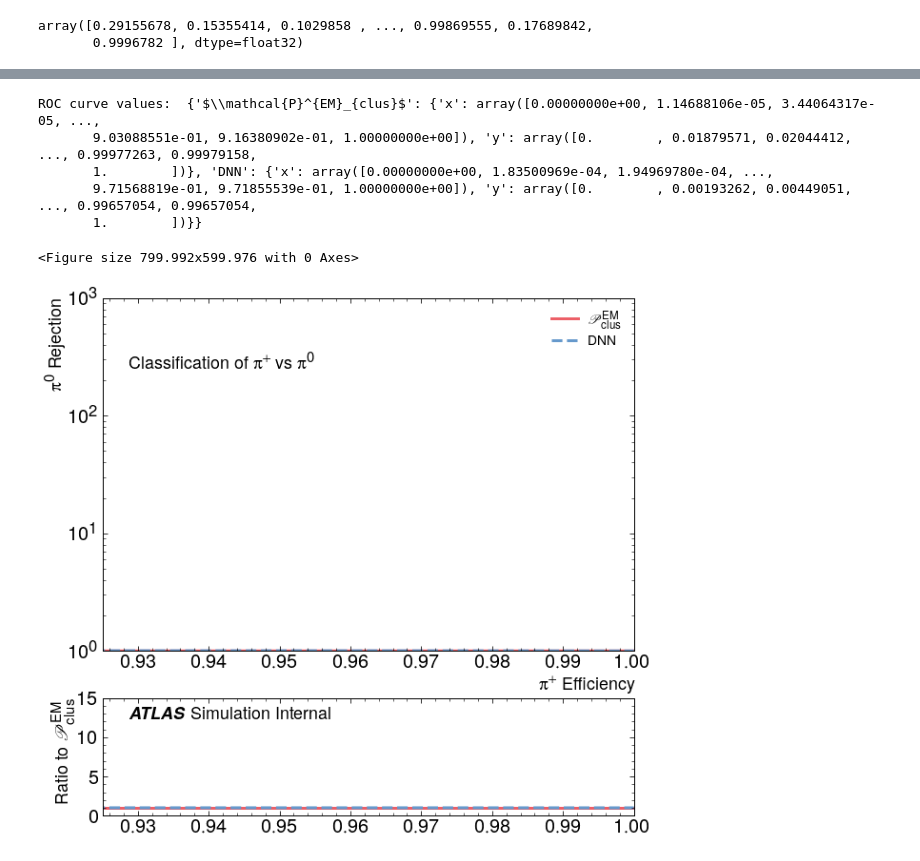
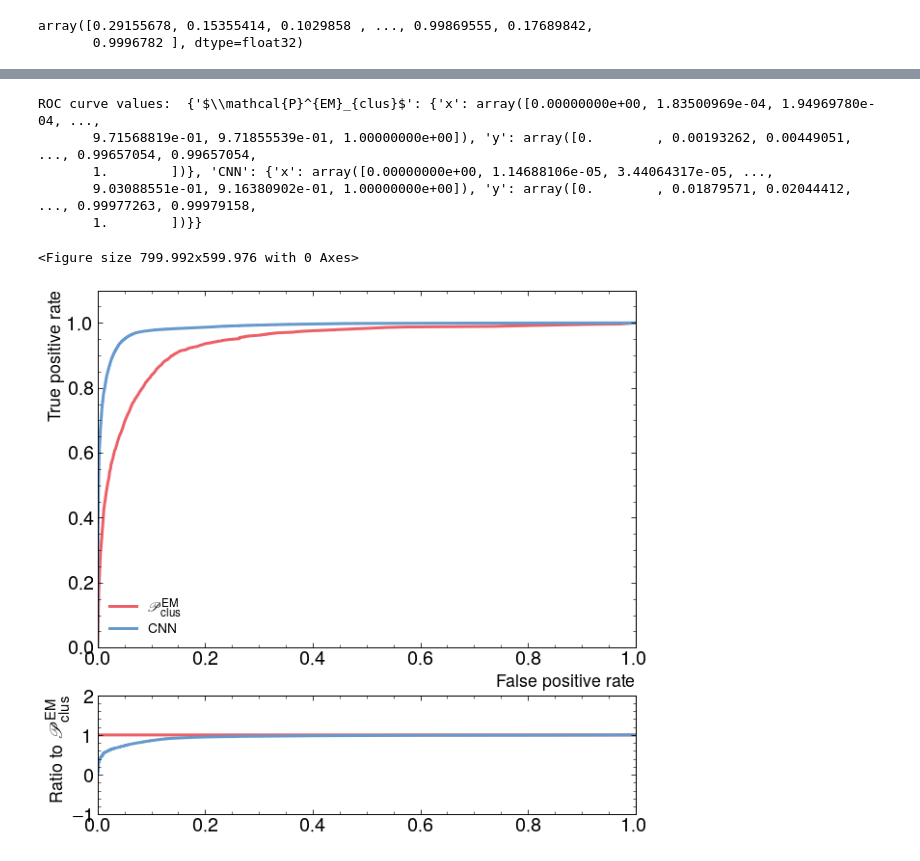
Before and after one commit to diliamariap/LCStudies, a Jupyter notebook: classifier/TopoClusterClassifierPlotting_Dilia.ipynb, the cells around one changed output, grey strips where cells are left out. Saved outputs shown, nothing was run; the diff lists cells and outputs as text; code cells hidden in the pictures.

```diff
--- a/classifier/TopoClusterClassifierPlotting_Dilia.ipynb
+++ b/classifier/TopoClusterClassifierPlotting_Dilia.ipynb
@@ -177,18 +166,12 @@ ROC curve values:  {'$\\mathcal{P}^{EM}_{clus}$': {'x': array([0.00000000e+00, 1
-# %%
-pu.roc_plot_scores([ 1-scores_p1_d02[:,1], pdata_merged.cluster_EM_PROBABILITY.to_numpy()], plabels, pdata_merged,
-            figfile = plotpath+'model_compare.pdf',
-            labels = ['$\mathcal{P}^{EM}_{clus}$', 'DNN','CNN', 'DenseNet'],
-            x_min = 0.925, x_max = 1.0, y_min = 1, y_max = 1000,
-            x_log = False, y_log = True, rejection = True,
-            x_label = '$\pi^{+}$ Efficiency', y_label = '$\pi^{0}$ Rejection',
-            atlas_x = 0.05, atlas_y = 0.925, simulation = True,
-            linestyles = ['-','--','-.',':'], colorgrouping = -1,
-            textlist = [{'x': 0.05, 'y': 0.8, 'text': 'Classification of $\pi^{+}$ vs $\pi^{0}$'}])
-# %% [output]
-ROC curve values:  {'$\\mathcal{P}^{EM}_{clus}$': {'x': array([0.00000000e+00, 1.14688106e-05, 3.44064317e-05, ...,
-       9.03088551e-01, 9.16380902e-01, 1.00000000e+00]), 'y': array([0.        , 0.01879571, 0.02044412, ..., 0.99977263, 0.99979158,
-       1.        ])}, 'DNN': {'x': array([0.00000000e+00, 1.83500969e-04, 1.94969780e-04, ...,
-       9.71568819e-01, 9.71855539e-01, 1.00000000e+00]), 'y': array([0.        , 0.00193262, 0.00449051, ..., 0.99657054, 0.99657054,
-       1.        ])}}
-<Figure size 799.992x599.976 with 0 Axes>
-[figure, removed]
+# %%
+pu.roc_plot_scores([pdata_merged.cluster_EM_PROBABILITY.to_numpy(),1-scores_p1_d02[:,1]],plabels,pdata_merged,
+                   x_min=0, x_max=1.0, x_log=False,
+                   labels = ['$\mathcal{P}^{EM}_{clus}$','CNN'])
+# %% [output]
+ROC curve values:  {'$\\mathcal{P}^{EM}_{clus}$': {'x': array([0.00000000e+00, 1.83500969e-04, 1.94969780e-04, ...,
+       9.71568819e-01, 9.71855539e-01, 1.00000000e+00]), 'y': array([0.        , 0.00193262, 0.00449051, ..., 0.99657054, 0.99657054,
+       1.        ])}, 'CNN': {'x': array([0.00000000e+00, 1.14688106e-05, 3.44064317e-05, ...,
+       9.03088551e-01, 9.16380902e-01, 1.00000000e+00]), 'y': array([0.        , 0.01879571, 0.02044412, ..., 0.99977263, 0.99979158,
+       1.        ])}}
+<Figure size 799.992x599.976 with 0 Axes>
+[figure, added]
```
Also changed, not shown: parts of 3 cells of this notebook, 1 other file.
